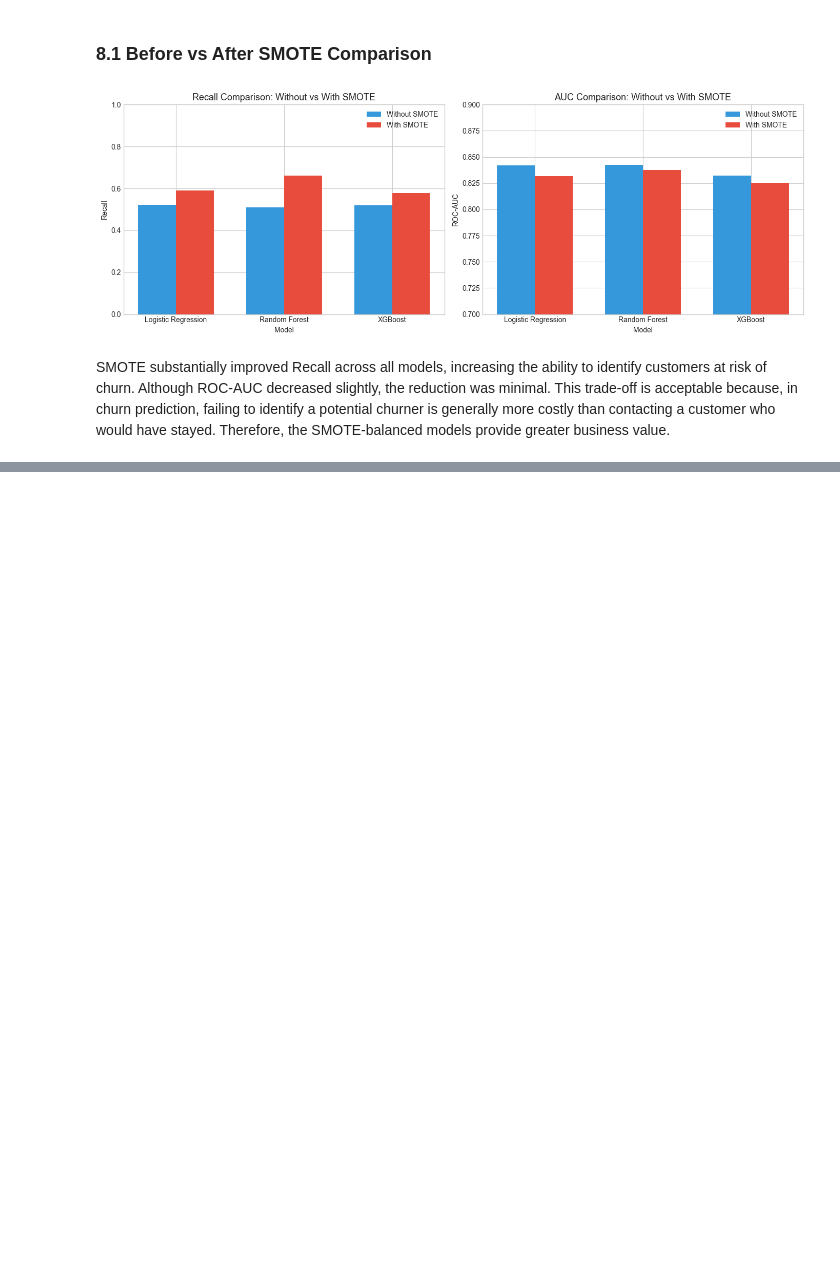
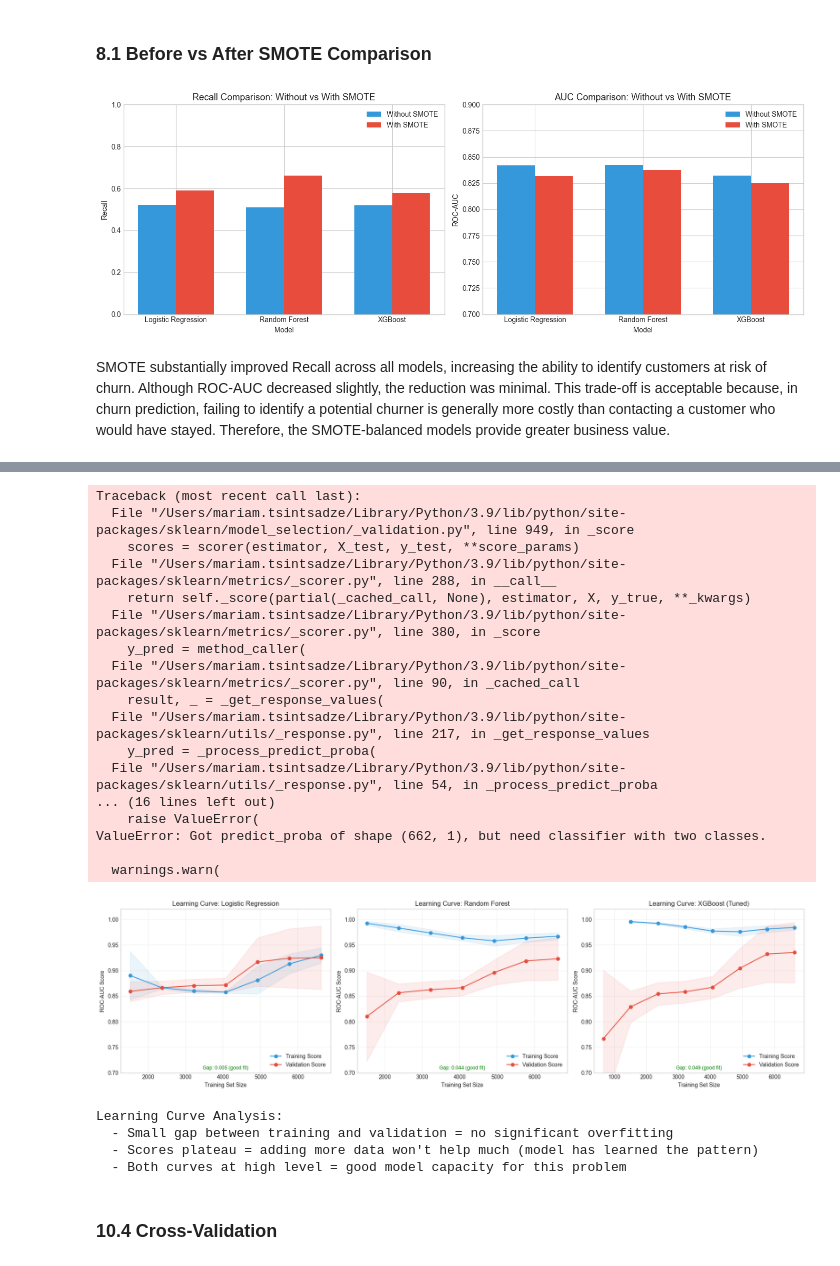
Before and after one commit to mariamTsintsadze/telecom-customer-churn-prediction, a Jupyter notebook: Telco_Customer_Churn_Analysis.ipynb, the cells around one changed output, grey strips where cells are left out. Drawn from its saved outputs; the diff is of its cells as text; code cells hidden in the pictures; blank space fills up the shorter version.

```diff
--- a/Telco_Customer_Churn_Analysis.ipynb
+++ b/Telco_Customer_Churn_Analysis.ipynb
@@ -1361,0 +1560,75 @@ SMOTE substantially improved Recall across all models, increasing the ability to
+# %%
+# Learning curves diagnose overfitting (gap) vs underfitting (low scores)
+fig, axes = plt.subplots(1, 3, figsize=(18, 5))
+
+learning_models = [
+    ('Logistic Regression', LogisticRegression(max_iter=1000, random_state=42), X_train_smote_scaled, y_train_smote),
+    ('Random Forest', RandomForestClassifier(n_estimators=100, max_depth=10, random_state=42), X_train_smote, y_train_smote),
+    ('XGBoost (Tuned)', xgb_model, X_train_smote, y_train_smote)
+]
+
+for i, (name, model, X_data, y_data) in enumerate(learning_models):
+    train_sizes, train_scores, val_scores = learning_curve(
+        model, X_data, y_data,
+        train_sizes=np.linspace(0.1, 1.0, 8),
+        cv=5, scoring='roc_auc', n_jobs=-1
+    )
+
+    train_mean = train_scores.mean(axis=1)
+    train_std = train_scores.std(axis=1)
+    val_mean = val_scores.mean(axis=1)
+    val_std = val_scores.std(axis=1)
+
+    axes[i].plot(train_sizes, train_mean, 'o-', color='#3498db', label='Training Score')
+    axes[i].fill_between(train_sizes, train_mean - train_std, train_mean + train_std, alpha=0.1, color='#3498db')
+    axes[i].plot(train_sizes, val_mean, 'o-', color='#e74c3c', label='Validation Score')
+    axes[i].fill_between(train_sizes, val_mean - val_std, val_mean + val_std, alpha=0.1, color='#e74c3c')
+
+    axes[i].set_xlabel('Training Set Size')
+    axes[i].set_ylabel('ROC-AUC Score')
+    axes[i].set_title(f'Learning Curve: {name}', fontsize=12)
+    axes[i].legend(loc='lower right')
+    axes[i].set_ylim(0.7, 1.02)
+    axes[i].grid(True, alpha=0.3)
+
+    gap = train_mean[-1] - val_mean[-1]
+    if gap > 0.05:
+        axes[i].text(0.5, 0.02, f'Gap: {gap:.3f} (slight overfitting)', transform=axes[i].transAxes,
+                     ha='center', fontsize=9, color='orange')
+    else:
+        axes[i].text(0.5, 0.02, f'Gap: {gap:.3f} (good fit)', transform=axes[i].transAxes,
+                     ha='center', fontsize=9, color='green')
+
+plt.tight_layout()
+plt.savefig('learning_curves.png', dpi=150, bbox_inches='tight')
+plt.show()
+
+print("Learning Curve Analysis:")
+print("  - Small gap between training and validation = no significant overfitting")
+print("  - Scores plateau = adding more data won't help much (model has learned the pattern)")
+print("  - Both curves at high level = good model capacity for this problem")
+# %% [output]
+Traceback (most recent call last):
+  File "/Users/mariam.tsintsadze/Library/Python/3.9/lib/python/site-packages/sklearn/model_selection/_validation.py", line 949, in _score
+    scores = scorer(estimator, X_test, y_test, **score_params)
+  File "/Users/mariam.tsintsadze/Library/Python/3.9/lib/python/site-packages/sklearn/metrics/_scorer.py", line 288, in __call__
+    return self._score(partial(_cached_call, None), estimator, X, y_true, **_kwargs)
+  File "/Users/mariam.tsintsadze/Library/Python/3.9/lib/python/site-packages/sklearn/metrics/_scorer.py", line 380, in _score
+    y_pred = method_caller(
+  File "/Users/mariam.tsintsadze/Library/Python/3.9/lib/python/site-packages/sklearn/metrics/_scorer.py", line 90, in _cached_call
+    result, _ = _get_response_values(
+  File "/Users/mariam.tsintsadze/Library/Python/3.9/lib/python/site-packages/sklearn/utils/_response.py", line 217, in _get_response_values
+    y_pred = _process_predict_proba(
+  File "/Users/mariam.tsintsadze/Library/Python/3.9/lib/python/site-packages/sklearn/utils/_response.py", line 54, in _process_predict_proba
+... (16 lines left out)
+    raise ValueError(
+ValueError: Got predict_proba of shape (662, 1), but need classifier with two classes.
+
+  warnings.warn(
+[figure, added]
+Learning Curve Analysis:
+  - Small gap between training and validation = no significant overfitting
+  - Scores plateau = adding more data won't help much (model has learned the pattern)
+  - Both curves at high level = good model capacity for this problem
+# %% [markdown]
+### 10.4 Cross-Validation
```
Also changed, not shown: parts of 25 cells of this notebook.
